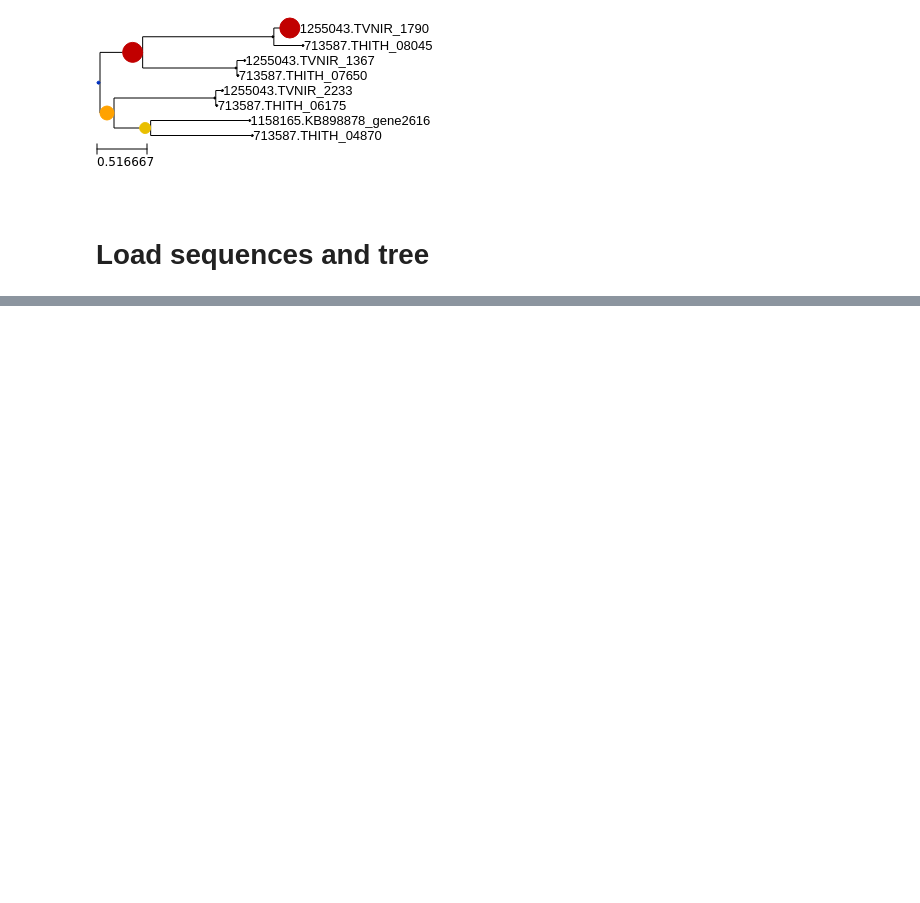
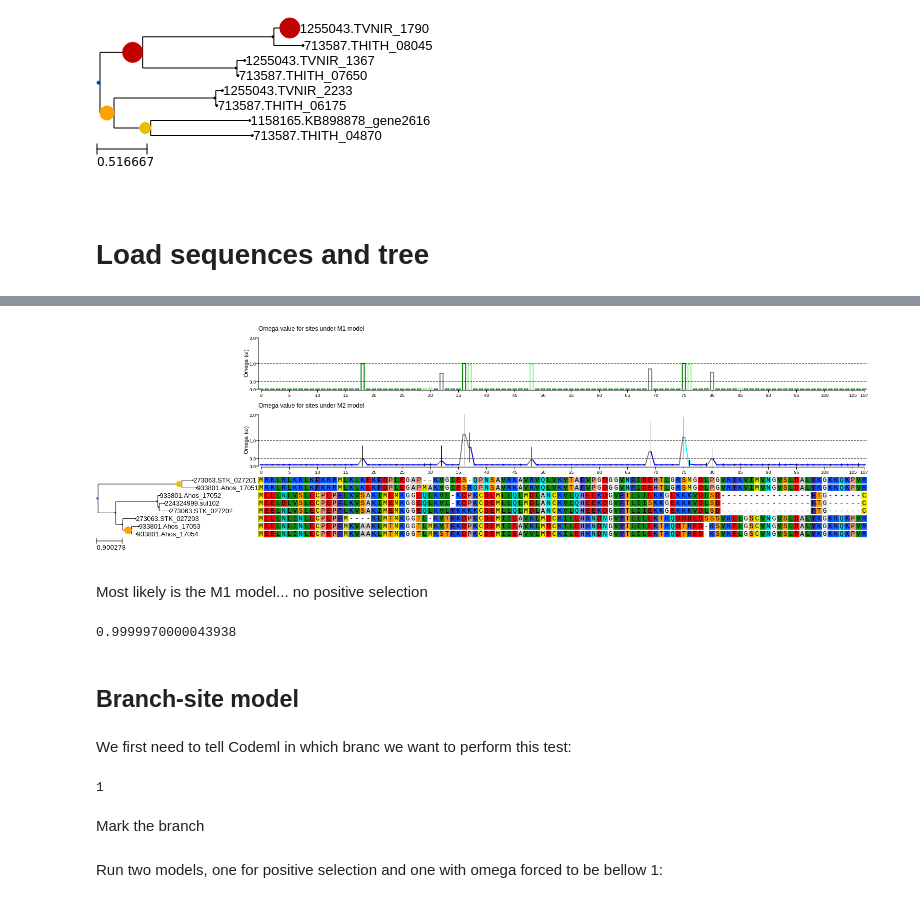
Before and after one commit to etetoolkit/course, a Jupyter notebook: nb/06-testing_selection/06-simple_evolutionary_models.ipynb, the cells around one changed output, grey strips where cells are left out. Drawn from its saved outputs; the diff is of its cells as text; code cells hidden in the pictures; blank space fills up the shorter version.

```diff
--- a/nb/06-testing_selection/06-simple_evolutionary_models.ipynb
+++ b/nb/06-testing_selection/06-simple_evolutionary_models.ipynb
@@ -76,0 +158,20 @@ for _, t, _ in good_trees:
+# %%
+tree.render('%%inline', histfaces=['M1', 'M2'])
+# %% [output]
+[figure, added]
+# %% [markdown]
+Most likely is the M1 model... no positive selection
+# %%
+tree.get_most_likely('M2', 'M1')
+# %% [output]
+0.9999970000043938
+# %% [markdown]
+## Branch-site model
+# %% [markdown]
+We first need to tell Codeml in which branc we want to perform this test:
+# %%
+tree.search_nodes(name='224324999.sul102')[0].node_id
+# %% [output]
+1
+# %% [markdown]
+Mark the branch
@@ -76,0 +180,2 @@ for _, t, _ in good_trees:
+# %% [markdown]
+Run two models, one for positive selection and one with omega forced to be bellow 1:
```
Also changed, not shown: parts of 28 cells of this notebook.
